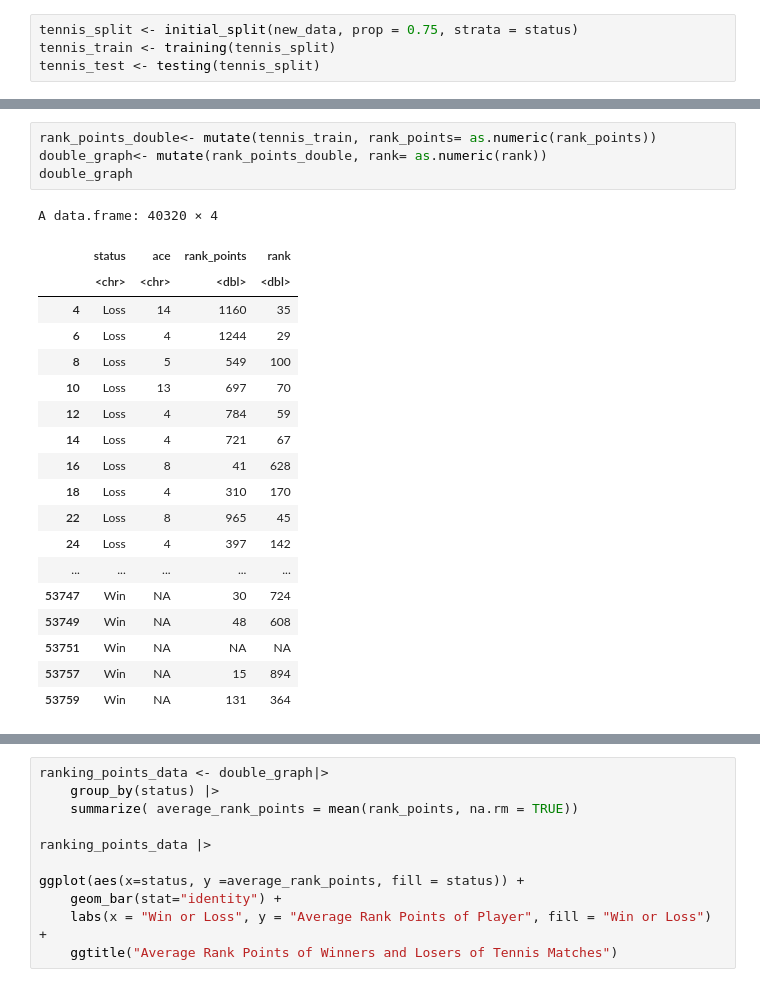
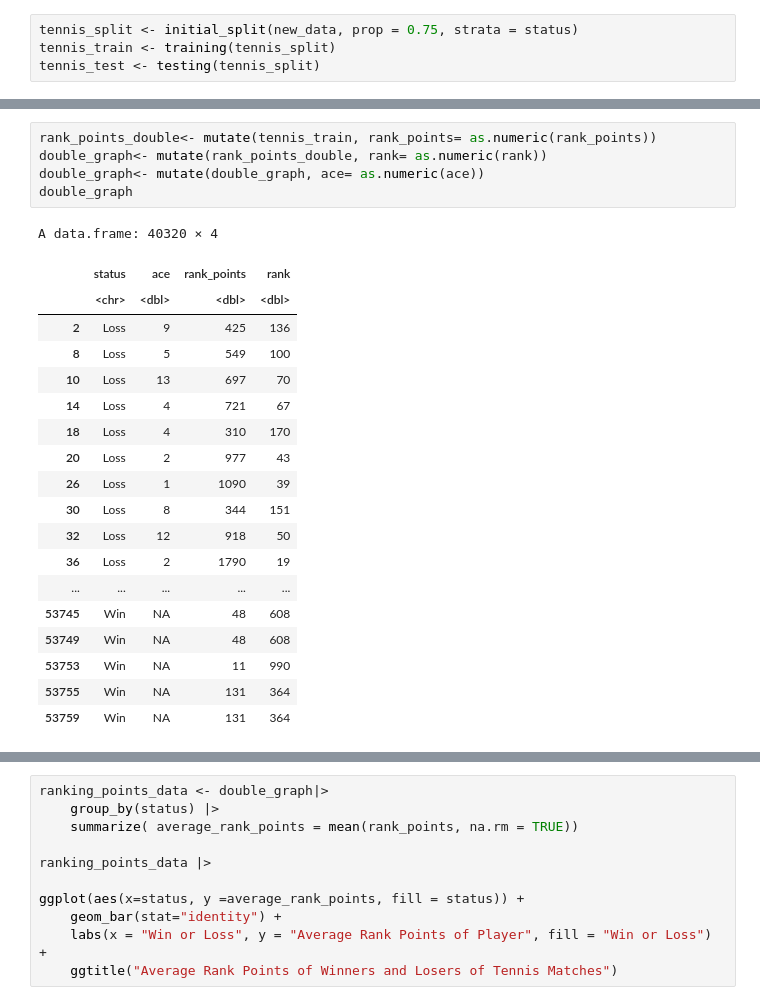
Before and after one commit to Jinception01/DSCI_100_Group_32, a Jupyter notebook: Group_32_Project.ipynb, the cells around one changed output, grey strips where cells are left out. Cells and saved outputs as stored; diff of their text form.

```diff
--- a/Group_32_Project.ipynb
+++ b/Group_32_Project.ipynb
@@ -126,25 +126,26 @@ A data.frame: 6 × 4
 # %%
 rank_points_double<- mutate(tennis_train, rank_points= as.numeric(rank_points))
 double_graph<- mutate(rank_points_double, rank= as.numeric(rank))
+double_graph<- mutate(double_graph, ace= as.numeric(ace))
 double_graph
 # %% [output]
 A data.frame: 40320 × 4
 |  | status | ace | rank_points | rank |
-|  | <chr> | <chr> | <dbl> | <dbl> |
-| 4 | Loss | 14 | 1160 | 35 |
-| 6 | Loss | 4 | 1244 | 29 |
+|  | <chr> | <dbl> | <dbl> | <dbl> |
+| 2 | Loss | 9 | 425 | 136 |
 | 8 | Loss | 5 | 549 | 100 |
 | 10 | Loss | 13 | 697 | 70 |
-| 12 | Loss | 4 | 784 | 59 |
 | 14 | Loss | 4 | 721 | 67 |
-| 16 | Loss | 8 | 41 | 628 |
 | 18 | Loss | 4 | 310 | 170 |
-| 22 | Loss | 8 | 965 | 45 |
-| 24 | Loss | 4 | 397 | 142 |
+| 20 | Loss | 2 | 977 | 43 |
+| 26 | Loss | 1 | 1090 | 39 |
+| 30 | Loss | 8 | 344 | 151 |
+| 32 | Loss | 12 | 918 | 50 |
+| 36 | Loss | 2 | 1790 | 19 |
 | ... | ... | ... | ... | ... |
-| 53747 | Win | NA | 30 | 724 |
+| 53745 | Win | NA | 48 | 608 |
 | 53749 | Win | NA | 48 | 608 |
-| 53751 | Win | NA | NA | NA |
-| 53757 | Win | NA | 15 | 894 |
+| 53753 | Win | NA | 11 | 990 |
+| 53755 | Win | NA | 131 | 364 |
 | 53759 | Win | NA | 131 | 364 |
 # %%
```
Also changed, not shown: parts of 5 cells of this notebook.
